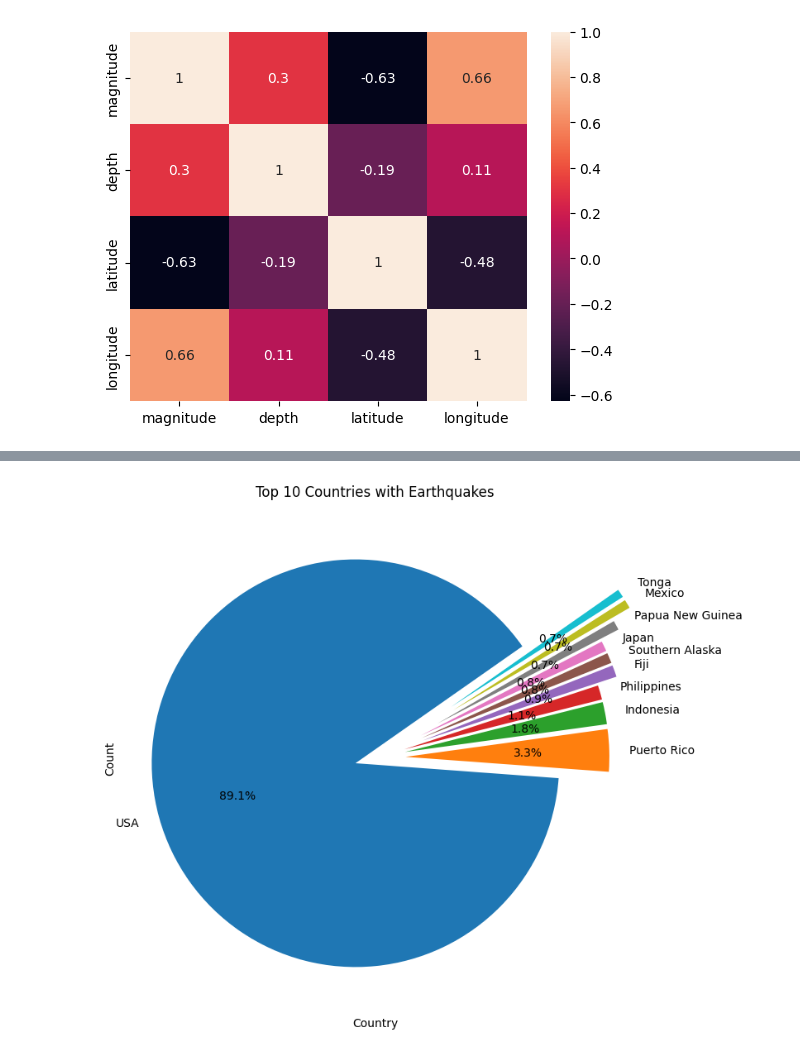
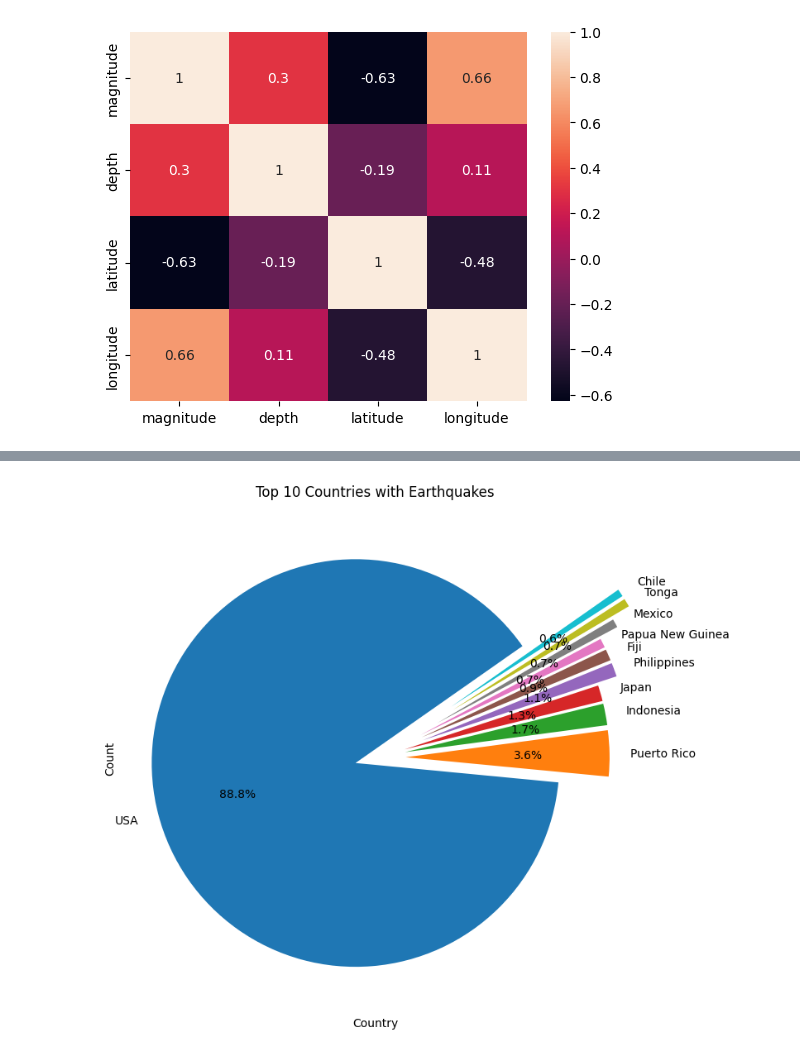
Before and after one commit to victoriacheng15/all-earthquakes-data, a Jupyter notebook: notebooks/visualization.ipynb, the cells around one changed output, grey strips where cells are left out. Cells and saved outputs as stored; diff of their text form; code cells hidden in the pictures.

Commit message:
update notebooks (#17)
* chore: add cleaning data process

* chore: clean up and reorganize code

```diff
--- a/notebooks/visualization.ipynb
+++ b/notebooks/visualization.ipynb
@@ -19,5 +19,5 @@ engine = create_engine(conn)
 # %%
-query = "Select * from raw_data;"
+query = "Select * from updated_data;"
 
 df = pd.read_sql_query(query, conn)
 
@@ -274,15 +168,15 @@ plt.show()
 # %%
-country_counts = df2["country"].value_counts().head(10)
+country_counts = df["country"].value_counts().head(10)
 
 explode = (0.1, 0.15, 0.15, 0.15, 0.25, 0.25, 0.25, 0.35, 0.45, 0.45)
 
 plt.figure(figsize=(10, 8))
 plt.pie(country_counts, labels=country_counts.index, explode=explode,autopct='%1.1f%%', startangle=35)
 plt.xlabel("Country")
 plt.ylabel("Count")
 plt.title("Top 10 Countries with Earthquakes")
 plt.show()
 # %% [output]
-[figure, old version]
+[figure, new version]
 # %%
 engine.dispose()
```
Also changed, not shown: parts of 31 cells of this notebook, 1 other file.
